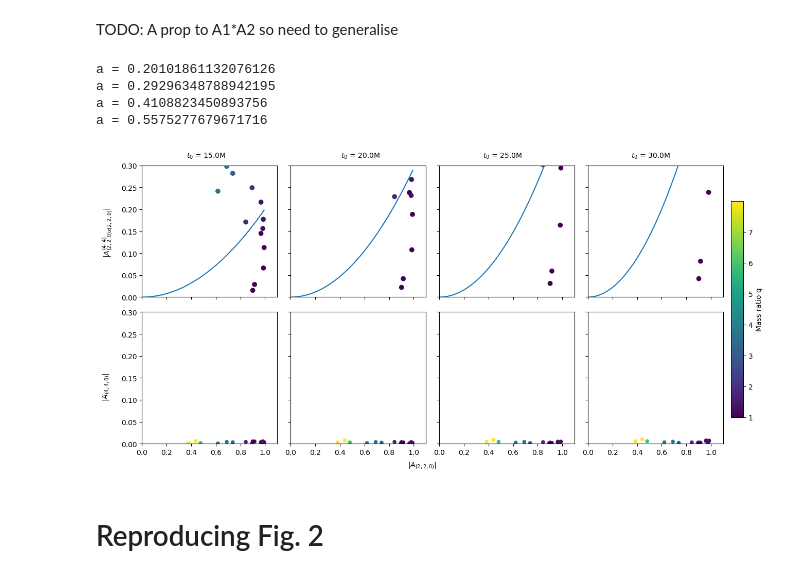
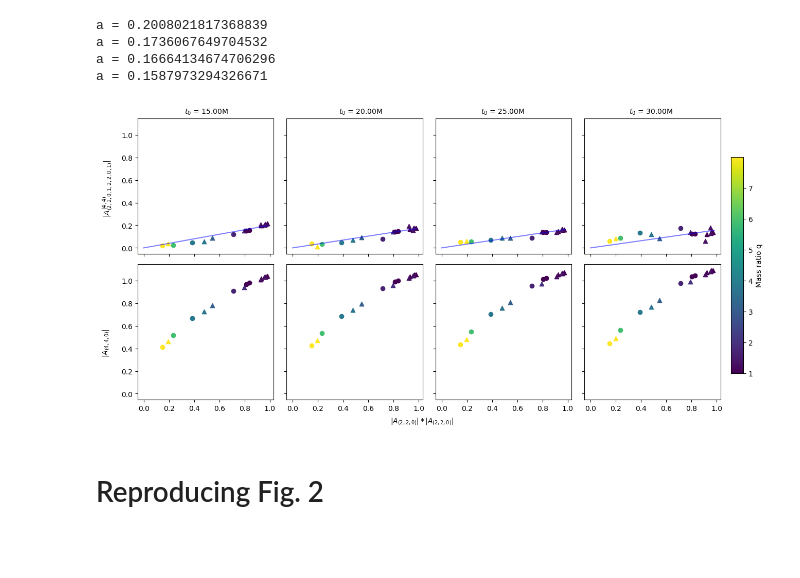
Before and after one commit to Richardvnd/quadratic_qnm, a Jupyter notebook: quadratic_mitman_other_modes.ipynb, the cells around one changed output. Drawn from its saved outputs; the diff is of its cells as text; code cells hidden in the pictures; blank space fills up the shorter version.

```diff
--- a/quadratic_mitman_other_modes.ipynb
+++ b/quadratic_mitman_other_modes.ipynb
@@ -116,11 +122,7 @@ Downloading to /tmp/sxs-23q3d_jx/cache/SXS:BBH:1492v2/Lev3/rhOverM_Asymptotic_Ge
 # %%
+quadratic_mode = (2,2,0,1,2,2,0,1)
+spherical_mode = (4,4)
+t0 = 20
 
-###########################################
-
-spherical_mode = (5,4)
-quadratic_mode = (2,2,0,1,2,2,0,1)
-
-###########################################
-
-l, m = spherical_mode
-lp, mp, nprime, pp, lpp, mpp, npp, ppp = quadratic_mode
+l,m = spherical_mode
+lp,mp,nprime,pp,lpp,mpp,npp,ppp = quadratic_mode
@@ -131,5 +129,3 @@ Note this doesn't use the CCE waveforms
-# %% [markdown]
-TODO: A prop to A1*A2 so need to generalise
 # %%
 start_times = np.array([15.0, 20.0, 25.0, 30.0])
 
@@ -201,6 +209,6 @@ for j, t0 in enumerate(start_times):
 # %%
 def quadratic_model_error(a, x, y):
-    return a * x**2 - y
+    return a * x - y
 
 coefs = []
 
@@ -218,51 +226,53 @@ for j, _ in enumerate(start_times):
     a = fitted_params[0]
     coefs.append(a)
 # %% [output]
-a = 0.20101861132076126
-a = 0.29296348788942195
-a = 0.4108823450893756
-a = 0.5575277679671716
+a = 0.2008021817368839
+a = 0.1736067649704532
+a = 0.16664134674706296
+a = 0.1587973294326671
 # %%
+import matplotlib.ticker as mticker
+
 xs = np.linspace(0, np.max(amp_array[0]), 100)
 
 fig, axs = plt.subplots(2, 4, figsize=(12, 6), sharex=True, sharey=True)
 
-plot1 = axs[0,0].scatter(amp_array[0][0], amp_array[2][0], c=amp_array[3][0])
-axs[0,0].plot(xs, coefs[0]*xs**2)
+cmap = plt.get_cmap('viridis')
+vmin = np.min(amp_array[3])
+vmax = np.max(amp_array[3])
 
-axs[0,1].scatter(amp_array[0][1], amp_array[2][1], c=amp_array[3][1])
-axs[0,1].plot(xs, coefs[1]*xs**2)
+shape_dict = {1: '^', 2: 'o'}
 
-axs[0,2].scatter(amp_array[0][2], amp_array[2][2], c=amp_array[3][2])
-axs[0,2].plot(xs, coefs[2]*xs**2)
+for i in range(len(sims)):
+    for j in range(len(start_times)):
+        shape = shape_dict[amp_array[4][j][i]]
+        plot1 = axs[0,j].scatter(amp_array[0][j][i], amp_array[2][j][i], c=amp_array[3][j][i], cmap=cmap, marker=shape, vmin=vmin, vmax=vmax)
+        axs[1,j].scatter(amp_array[0][j][i], amp_array[1][j][i], c=amp_array[3][j][i], cmap=cmap, marker=shape, vmin=vmin, vmax=vmax)
 
-axs[0,3].scatter(amp_array[0][3], amp_array[2][3], c=amp_array[3][3])
-axs[0,3].plot(xs, coefs[3]*xs**2)
-
-axs[1,0].scatter(amp_array[0][0], amp_array[1][0], c=amp_array[3][0], s=20)
-axs[1,1].scatter(amp_array[0][1], amp_array[1][1], c=amp_array[3][1], s=20)
-axs[1,2].scatter(amp_array[0][2], amp_array[1][2], c=amp_array[3][2], s=20)
-axs[1,3].scatter(amp_array[0][3], amp_array[1][3], c=amp_array[3][3], s=20)
-
-for ax in axs.flat:
-    ax.set_xlim(0, 1)
+axs[0,0].plot(xs, coefs[0]*xs, c='blue', alpha=0.5)
+axs[0,1].plot(xs, coefs[1]*xs, c='blue', alpha=0.5)
+axs[0,2].plot(xs, coefs[2]*xs, c='blue', alpha=0.5)
+axs[0,3].plot(xs, coefs[3]*xs, c='blue', alpha=0.5)
 
 cbar_ax = fig.add_axes([1, 0.15, 0.02, 0.7])
 fig.colorbar(plot1, cax=cbar_ax, label='Mass ratio q')
 
-fig.text(0.5, -0.01, r'$|A_{(2,2,0)}|$', ha='center')
-fig.text(0.15, 0.99, f'$t_0$ = {start_times[0]}M', ha='center')
-fig.text(0.4, 0.99, f'$t_0$ = {start_times[1]}M', ha='center')
-fig.text(0.63, 0.99, f'$t_0$ = {start_times[2]}M', ha='center')
-fig.text(0.87, 0.99, f'$t_0$ = {start_times[3]}M', ha='center')
-fig.text(-0.02, 0.25, r'$|A_{(4,4,0)}|$', va='center', rotation='vertical')
-fig.text(-0.02, 0.75, r'$|A_{(2,2,0)x(2,2,0)}^{(4,4)}|$', va='center', rotation='vertical')
+fig.text(0.5, -0.01, f'$|A_{{({lp},{mp},0)}}|*|A_{{({lpp},{mpp},0)}}|$', ha='center')
+fig.text(0.15, 0.99, f'$t_0$ = {start_times[0]:.2f}M', ha='center')
+fig.text(0.4, 0.99, f'$t_0$ = {start_times[1]:.2f}M', ha='center')
+fig.text(0.63, 0.99, f'$t_0$ = {start_times[2]:.2f}M', ha='center')
+fig.text(0.87, 0.99, f'$t_0$ = {start_times[3]:.2f}M', ha='center')
+fig.text(-0.02, 0.25, f'$|A_{{({l},{m},0)}}|$', va='center', rotation='vertical')
+fig.text(-0.02, 0.75, f'$|A_{{{quadratic_mode}}}^{{{spherical_mode}}}|$', va='center', rotation='vertical')
 
-axs[0,0].set_ylim(0,0.3)
-axs[0,0].set_xlim(0,1.1)
+#axs[0,0].xaxis.set_major_formatter(mticker.FormatStrFormatter('%.1f'))
+#axs[0,0].yaxis.set_major_formatter(mticker.FormatStrFormatter('%.1f'))
+#axs[0,0].yaxis.set_major_locator(mticker.MultipleLocator(0.1))
+#axs[0,0].set_ylim(0, 0.21)
+#axs[0,0].set_xlim(0, 1.1)
 
 plt.tight_layout()
 # %% [output]
-[figure, old version]
+[figure, new version]
 # %% [markdown]
 # Reproducing Fig. 2
```
Also changed, not shown: parts of 14 cells of this notebook, 4 other files.
